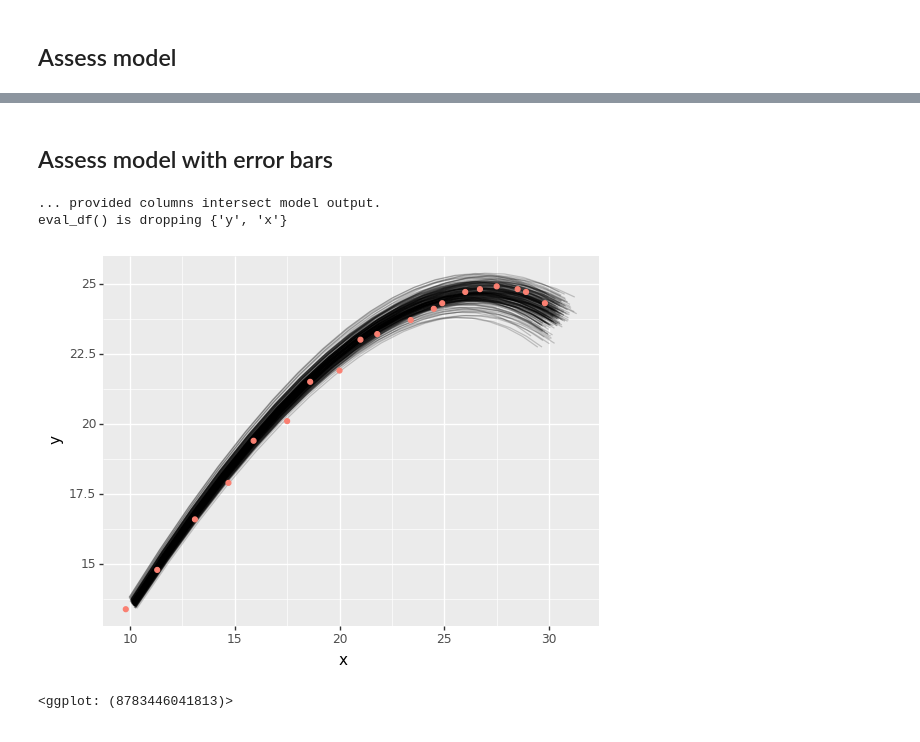
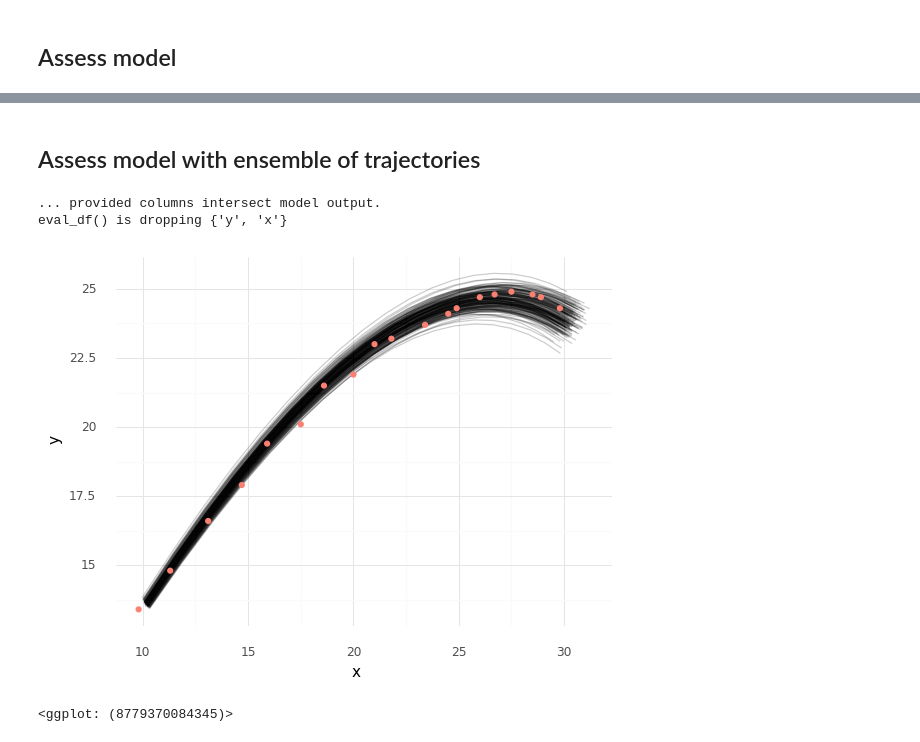
Before and after one commit to zdelrosario/py_grama, a Jupyter notebook: examples/trajectory_validation/trajectory_presentation.ipynb, the cells around one changed output, grey strips where cells are left out. Drawn from its saved outputs; the diff is of its cells as text; code cells hidden in the pictures.

```diff
--- a/examples/trajectory_validation/trajectory_presentation.ipynb
+++ b/examples/trajectory_validation/trajectory_presentation.ipynb
@@ -87,19 +112,23 @@ eval_df() is dropping {'y', 'x'}
 # %% [markdown]
-## Assess model with error bars
+## Assess model with ensemble of trajectories
+# %%
+# Nominal curve
+df_lines = (
+    md_fit
+    >> gr.ev_monte_carlo(n=200, df_det=df_trajectory_windowed)
+)
+# %% [output]
+... provided columns intersect model output.
+eval_df() is dropping {'y', 'x'}
 # %%
-# Nominal curve
-df_lines = (
-    md_fit
-    >> gr.ev_monte_carlo(n=200, df_det=df_trajectory_windowed)
-)
-
-(
+# Visualize
+plot = (
     pt.ggplot(mapping=pt.aes("x", "y"))
     + pt.geom_line(data=df_lines, mapping=pt.aes(group="u0"), alpha=1/5)
     + pt.geom_point(data=df_trajectory_windowed, color="salmon")
+    + pt.theme_minimal()
 )
+plot
 # %% [output]
+[figure, new version]
-... provided columns intersect model output.
-eval_df() is dropping {'y', 'x'}
+<ggplot: (8779370084345)>
-[figure, old version]
-<ggplot: (8783446041813)>
```
Also changed, not shown: parts of 7 cells of this notebook.
